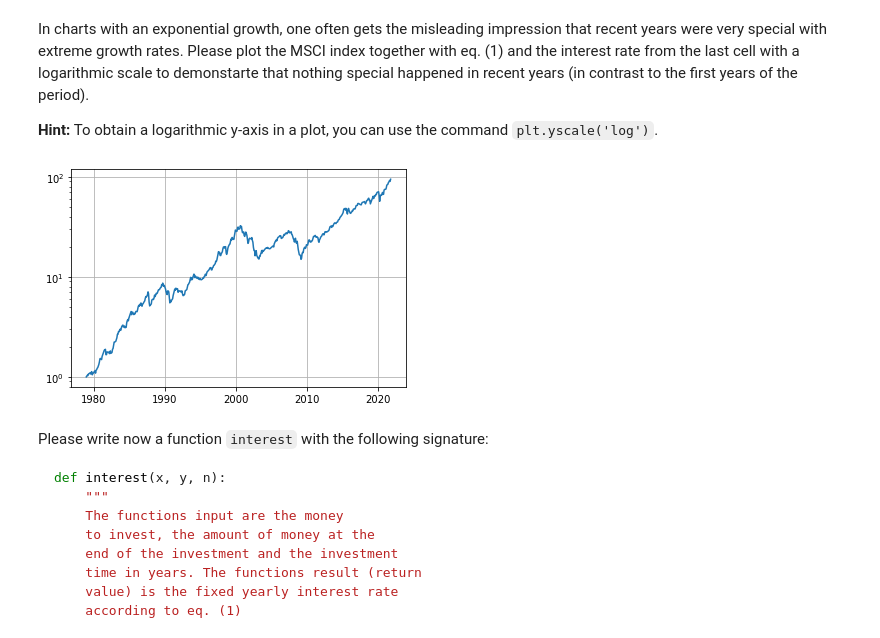
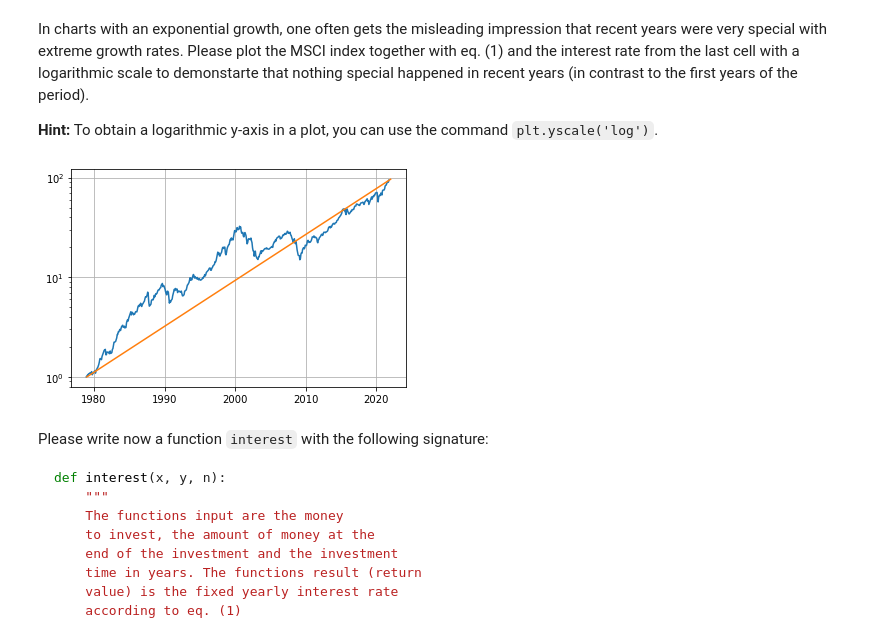
Before and after one commit to tesla1900/programming_course, a Jupyter notebook: project/Project_1.ipynb, the cells around one changed output. Saved outputs shown, nothing was run; the diff lists cells and outputs as text; code cells hidden in the pictures.

```diff
--- a/project/Project_1.ipynb
+++ b/project/Project_1.ipynb
@@ -99,7 +99,7 @@ Given those values, calculate with eq. (\ref{eq:interest}) the annual percentage
 
 # defining a function to calculate interest rate
 def compound(y, x, n):
-    return ((y / x) ** (1 / n) - 1) * 100
+    return ((y / x) ** (1 / n) - 1)
 
 # defining all the variables to pass them in the function
 t = dates[-1] - dates[0]
@@ -112,7 +112,7 @@ fin = values[-1]
 print("The final amount is", fin)
 
 # Printing the final rate of interest
-print("The rate of interest for the given duration is", compound(fin, ini, t), '%')
+print("The rate of interest for the given duration is", compound(fin, ini, t) * 100, '%')
 # %% [output]
 The time duration is 42.84999999999991 years
 The principle amount is 1.0
@@ -125,18 +125,14 @@ In charts with an exponential growth, one often gets the misleading impression t
 # %%
 # Your solution here please
 
-def amount(x, z):
-    return x * (1 + z)
-
-
-interest = compound(fin, ini, t)
+x = np.arange(0, 44)
+z = compound(fin, ini, t)
 plt.plot(dates, values)
-# dn = dates[1:] - dates[:-1]
-# plt.plot(dates, amount(values, interest))
+plt.plot(x + 1979, (1 + z) ** x)
 plt.yscale('log')
 plt.grid()
 # %% [output]
-[figure, old version]
+[figure, new version]
 # %% [markdown]
 Please write now a function `interest` with the following signature:
 
```
Also changed, not shown: parts of 7 cells of this notebook.
